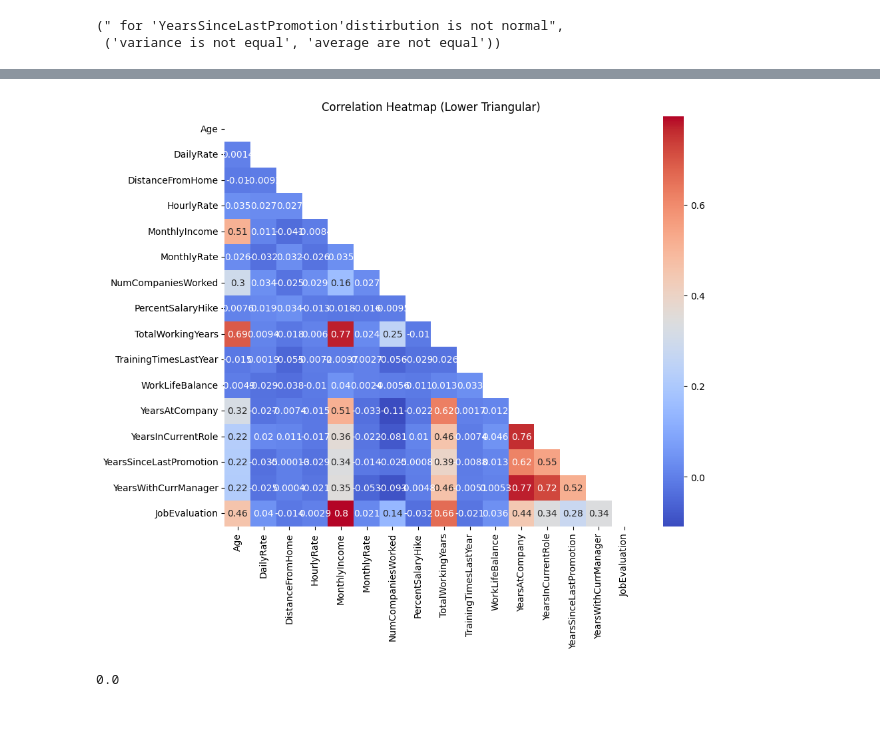
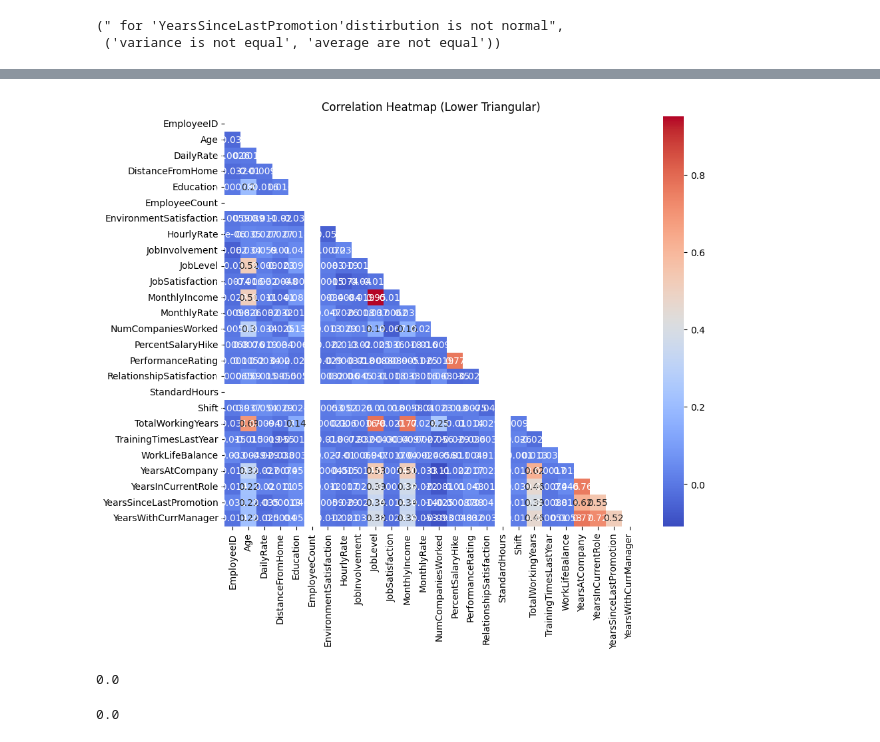
Before and after one commit to asmaachr/Healthcare-worker-attrition-binary-prediction, a Jupyter notebook: Notebooks/EDA.ipynb, the cells around one changed output, grey strips where cells are left out. Cells and saved outputs as stored; diff of their text form; code cells hidden in the pictures.

```diff
--- a/Notebooks/EDA.ipynb
+++ b/Notebooks/EDA.ipynb
@@ -469,5 +474,3 @@ plots_statistical_analysis('YearsSinceLastPromotion')
 [figure]
 (" for 'YearsSinceLastPromotion'distirbution is not normal",
  ('variance is not equal', 'average are not equal'))
-# %%
-df['JobEvaluation'] = (df['JobInvolvement'] + df['JobLevel']) / 2
@@ -499,27 +511,32 @@ Index(['EmployeeID', 'Age', 'Attrition', 'BusinessTravel', 'DailyRate',
 # %%
-# Select the columns for the heatmap
-columns = ['Age', 'DailyRate', 'DistanceFromHome','HourlyRate','MonthlyIncome','MonthlyRate','NumCompaniesWorked','PercentSalaryHike','TotalWorkingYears','TrainingTimesLastYear','WorkLifeBalance','YearsAtCompany','YearsInCurrentRole','YearsSinceLastPromotion','YearsWithCurrManager','JobEvaluation']
+# # Select the columns for the heatmap
+# columns = ['Age', 'DailyRate', 'DistanceFromHome','HourlyRate','MonthlyIncome','MonthlyRate','NumCompaniesWorked','PercentSalaryHike','TotalWorkingYears','TrainingTimesLastYear','WorkLifeBalance','YearsAtCompany','YearsInCurrentRole','YearsSinceLastPromotion','YearsWithCurrManager','JobEvaluation']
 
 # Create a subset of the DataFrame with the selected columns
-subset = df[columns]
+subset = df.select_dtypes(include='number')
 
 # Calculate the correlation matrix
 correlation_matrix = subset.corr()
 
 # Generate a mask for the upper triangle
 mask = np.triu(np.ones_like(correlation_matrix, dtype=bool))
 
 # Create the heatmap
 plt.figure(figsize=(10, 8))
 sns.heatmap(correlation_matrix, annot=True,  cmap='coolwarm', mask=mask)
 
 # Set the plot title
 plt.title('Correlation Heatmap (Lower Triangular)')
 
 # Show the plot
 plt.show()
 # %% [output]
-[figure, old version]
+[figure, new version]
+# %%
+stat, p = stats.pearsonr(df['MonthlyIncome'], df['JobLevel'])
+p
+# %% [output]
+0.0
 # %%
 stat, p = stats.pearsonr(df['MonthlyIncome'], df['JobEvaluation'])
 p
```
Also changed, not shown: parts of 5 cells of this notebook, 17 other files.
